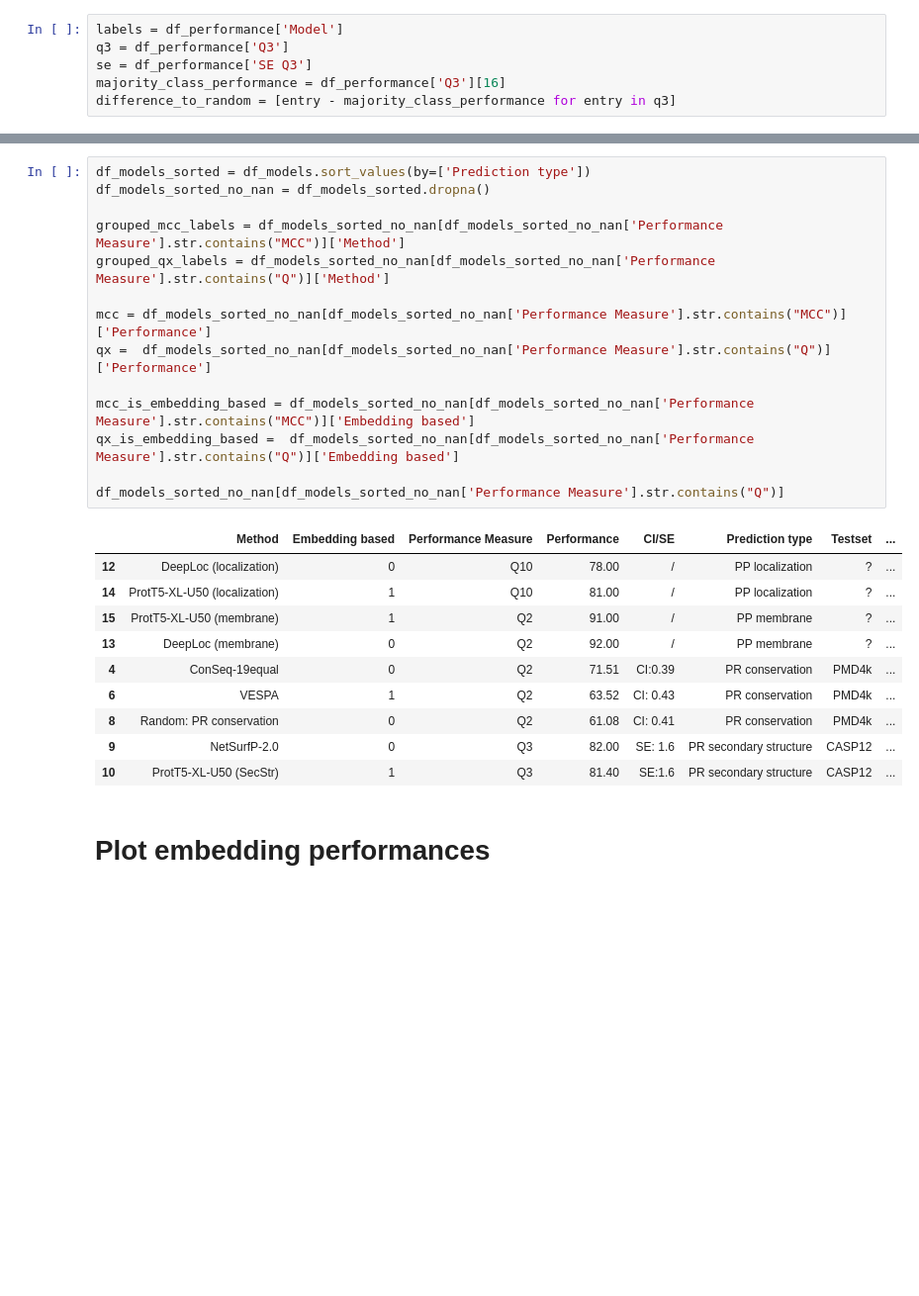
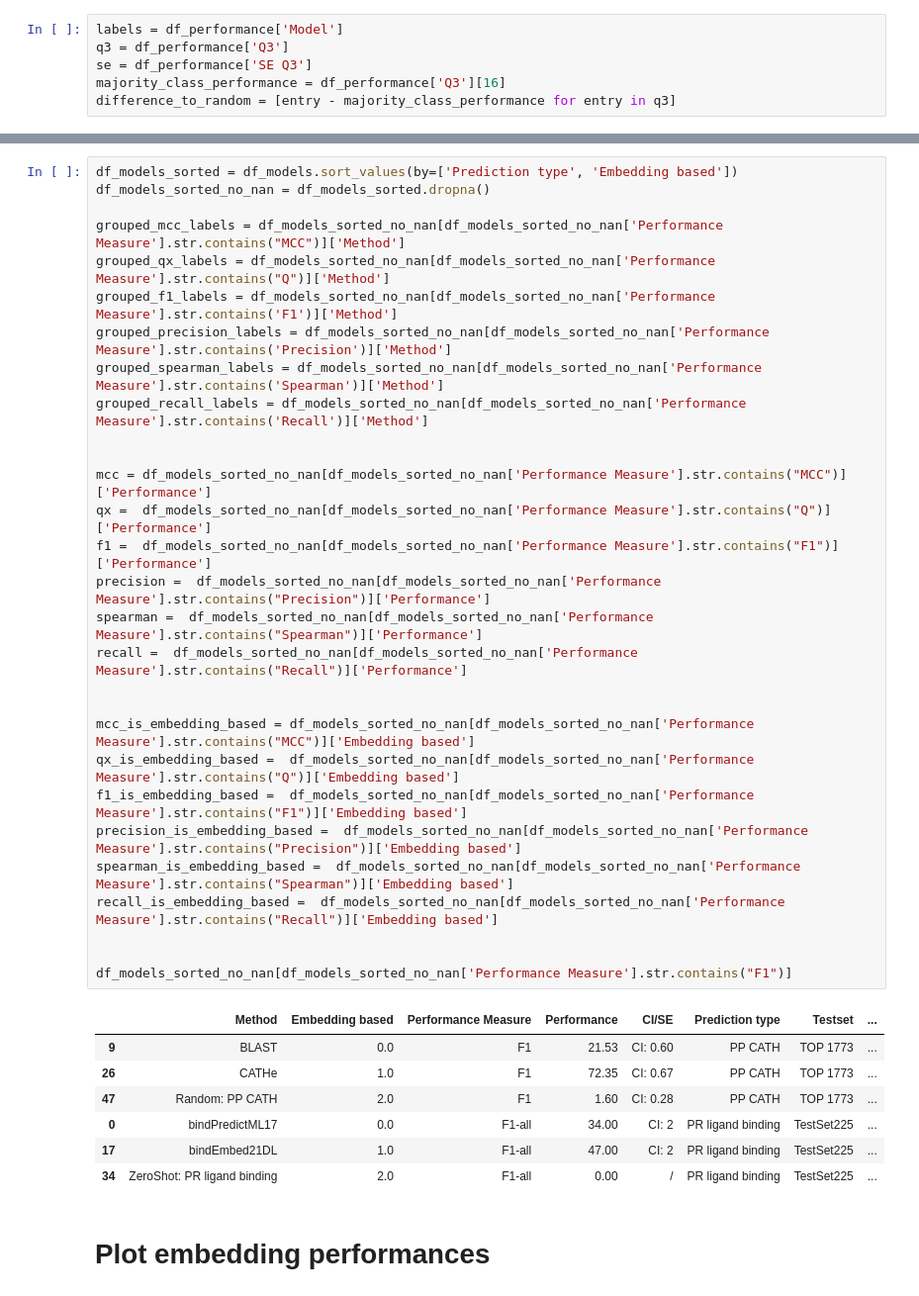
Before and after one commit to erckert/EV-embeddings-figures, a Jupyter notebook: visualizeResults.ipynb, the cells around one changed output, grey strips where cells are left out. Shown at 99% size. Saved outputs shown, nothing was run; the diff lists cells and outputs as text; blank space fills up the shorter version.

```diff
--- a/visualizeResults.ipynb
+++ b/visualizeResults.ipynb
@@ -59,28 +56,40 @@ df_models
 # %%
-df_models_sorted = df_models.sort_values(by=['Prediction type'])
+df_models_sorted = df_models.sort_values(by=['Prediction type', 'Embedding based'])
 df_models_sorted_no_nan = df_models_sorted.dropna()
 
 grouped_mcc_labels = df_models_sorted_no_nan[df_models_sorted_no_nan['Performance Measure'].str.contains("MCC")]['Method']
 grouped_qx_labels = df_models_sorted_no_nan[df_models_sorted_no_nan['Performance Measure'].str.contains("Q")]['Method']
+grouped_f1_labels = df_models_sorted_no_nan[df_models_sorted_no_nan['Performance Measure'].str.contains('F1')]['Method']
+grouped_precision_labels = df_models_sorted_no_nan[df_models_sorted_no_nan['Performance Measure'].str.contains('Precision')]['Method']
+grouped_spearman_labels = df_models_sorted_no_nan[df_models_sorted_no_nan['Performance Measure'].str.contains('Spearman')]['Method']
+grouped_recall_labels = df_models_sorted_no_nan[df_models_sorted_no_nan['Performance Measure'].str.contains('Recall')]['Method']
+
 
 mcc = df_models_sorted_no_nan[df_models_sorted_no_nan['Performance Measure'].str.contains("MCC")]['Performance']
 qx =  df_models_sorted_no_nan[df_models_sorted_no_nan['Performance Measure'].str.contains("Q")]['Performance']
+f1 =  df_models_sorted_no_nan[df_models_sorted_no_nan['Performance Measure'].str.contains("F1")]['Performance']
+precision =  df_models_sorted_no_nan[df_models_sorted_no_nan['Performance Measure'].str.contains("Precision")]['Performance']
+spearman =  df_models_sorted_no_nan[df_models_sorted_no_nan['Performance Measure'].str.contains("Spearman")]['Performance']
+recall =  df_models_sorted_no_nan[df_models_sorted_no_nan['Performance Measure'].str.contains("Recall")]['Performance']
+
 
 mcc_is_embedding_based = df_models_sorted_no_nan[df_models_sorted_no_nan['Performance Measure'].str.contains("MCC")]['Embedding based']
 qx_is_embedding_based =  df_models_sorted_no_nan[df_models_sorted_no_nan['Performance Measure'].str.contains("Q")]['Embedding based']
+f1_is_embedding_based =  df_models_sorted_no_nan[df_models_sorted_no_nan['Performance Measure'].str.contains("F1")]['Embedding based']
+precision_is_embedding_based =  df_models_sorted_no_nan[df_models_sorted_no_nan['Performance Measure'].str.contains("Precision")]['Embedding based']
+spearman_is_embedding_based =  df_models_sorted_no_nan[df_models_sorted_no_nan['Performance Measure'].str.contains("Spearman")]['Embedding based']
+recall_is_embedding_based =  df_models_sorted_no_nan[df_models_sorted_no_nan['Performance Measure'].str.contains("Recall")]['Embedding based']
 
-df_models_sorted_no_nan[df_models_sorted_no_nan['Performance Measure'].str.contains("Q")]
+
+df_models_sorted_no_nan[df_models_sorted_no_nan['Performance Measure'].str.contains("F1")]
 # %% [output]
 |  | Method | Embedding based | Performance Measure | Performance | CI/SE | Prediction type | Testset | ... |
-| 12 | DeepLoc (localization) | 0 | Q10 | 78.00 | / | PP localization | ? | ... |
-| 14 | ProtT5-XL-U50 (localization) | 1 | Q10 | 81.00 | / | PP localization | ? | ... |
-| 15 | ProtT5-XL-U50 (membrane) | 1 | Q2 | 91.00 | / | PP membrane | ? | ... |
-| 13 | DeepLoc (membrane) | 0 | Q2 | 92.00 | / | PP membrane | ? | ... |
-| 4 | ConSeq-19equal | 0 | Q2 | 71.51 | CI:0.39 | PR conservation | PMD4k | ... |
-| 6 | VESPA | 1 | Q2 | 63.52 | CI: 0.43 | PR conservation | PMD4k | ... |
-| 8 | Random: PR conservation | 0 | Q2 | 61.08 | CI: 0.41 | PR conservation | PMD4k | ... |
-| 9 | NetSurfP-2.0 | 0 | Q3 | 82.00 | SE: 1.6 | PR secondary structure | CASP12 | ... |
-| 10 | ProtT5-XL-U50 (SecStr) | 1 | Q3 | 81.40 | SE:1.6 | PR secondary structure | CASP12 | ... |
+| 9 | BLAST | 0.0 | F1 | 21.53 | CI: 0.60 | PP CATH | TOP 1773 | ... |
+| 26 | CATHe | 1.0 | F1 | 72.35 | CI: 0.67 | PP CATH | TOP 1773 | ... |
+| 47 | Random: PP CATH | 2.0 | F1 | 1.60 | CI: 0.28 | PP CATH | TOP 1773 | ... |
+| 0 | bindPredictML17 | 0.0 | F1-all | 34.00 | CI: 2 | PR ligand binding | TestSet225 | ... |
+| 17 | bindEmbed21DL | 1.0 | F1-all | 47.00 | CI: 2 | PR ligand binding | TestSet225 | ... |
+| 34 | ZeroShot: PR ligand binding | 2.0 | F1-all | 0.00 | / | PR ligand binding | TestSet225 | ... |
 # %% [markdown]
 # Plot embedding performances
 # %% [markdown]
```
Also changed, not shown: parts of 9 cells of this notebook, 1 other file.
